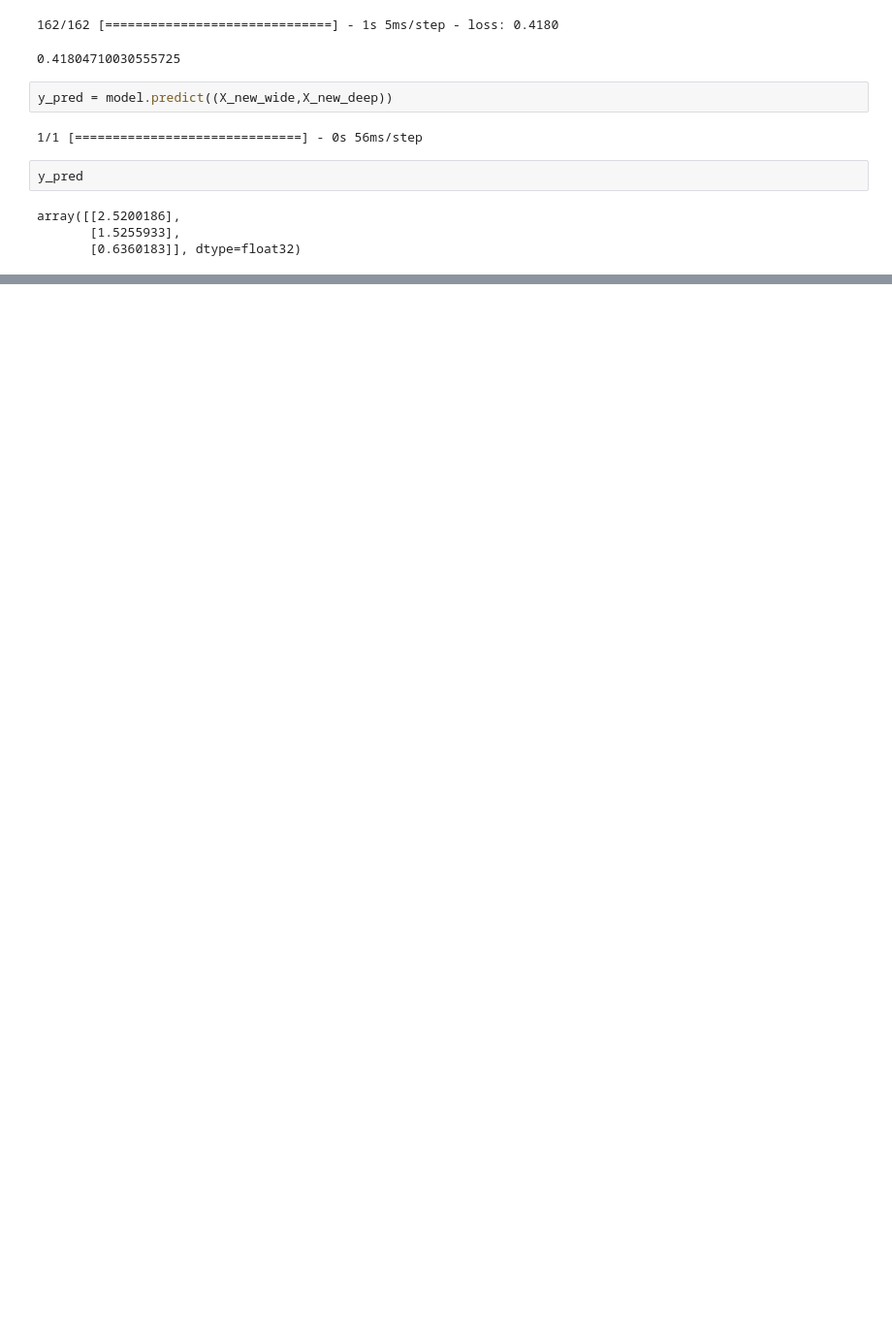
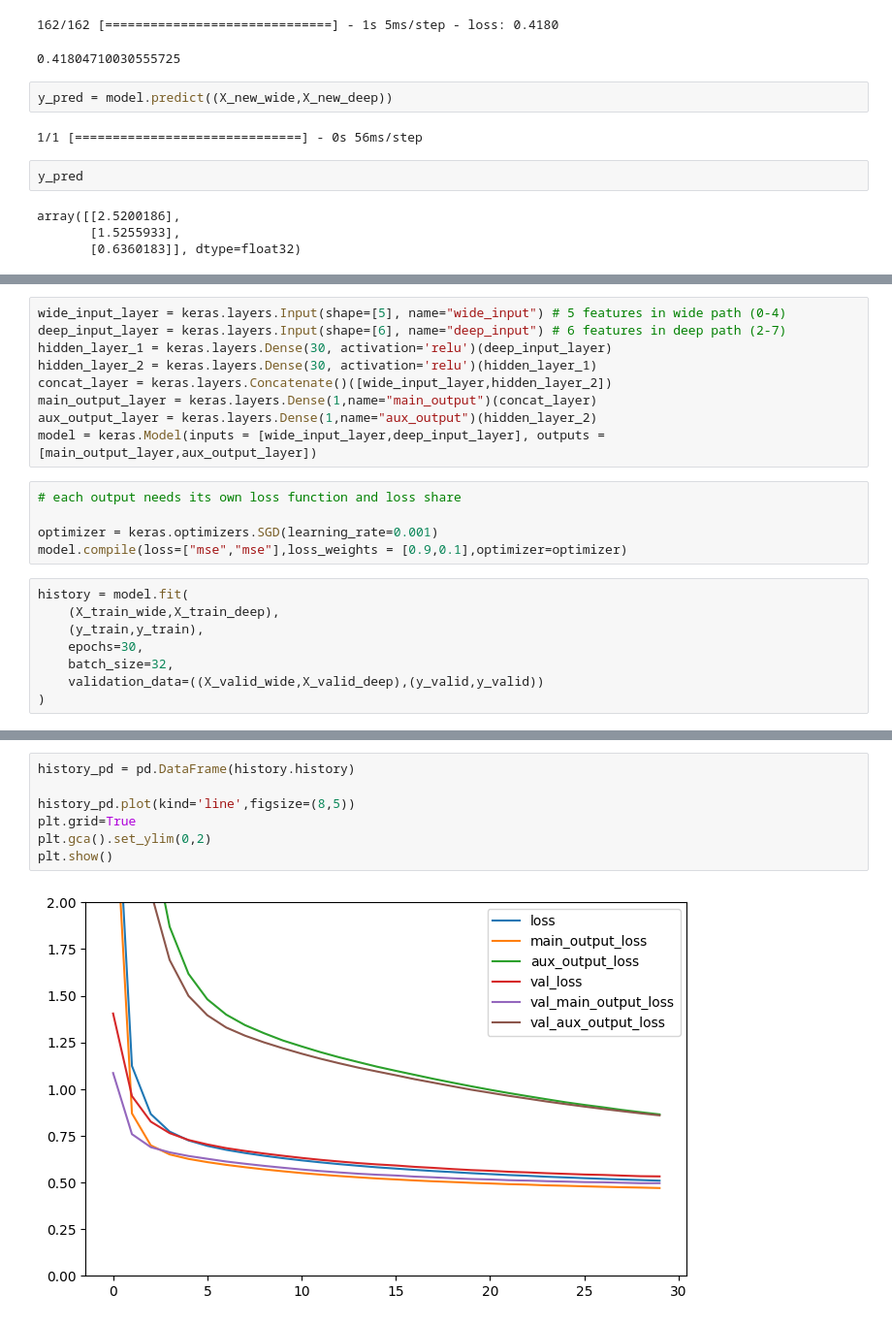
Before and after one commit to beercafeguy/PyMLLab, a Jupyter notebook: DL_Day2_HOML.ipynb, the cells around one changed output, grey strips where cells are left out. Shown at 97% size. Saved outputs shown, nothing was run; the diff lists cells and outputs as text; blank space fills up the shorter version.

Commit message:
plot the model

```diff
--- a/DL_Day2_HOML.ipynb
+++ b/DL_Day2_HOML.ipynb
@@ -181,0 +184,22 @@ array([[2.5200186],
+# %%
+wide_input_layer = keras.layers.Input(shape=[5], name="wide_input") # 5 features in wide path (0-4)
+deep_input_layer = keras.layers.Input(shape=[6], name="deep_input") # 6 features in deep path (2-7)
+hidden_layer_1 = keras.layers.Dense(30, activation='relu')(deep_input_layer)
+hidden_layer_2 = keras.layers.Dense(30, activation='relu')(hidden_layer_1)
+concat_layer = keras.layers.Concatenate()([wide_input_layer,hidden_layer_2])
+main_output_layer = keras.layers.Dense(1,name="main_output")(concat_layer)
+aux_output_layer = keras.layers.Dense(1,name="aux_output")(hidden_layer_2)
+model = keras.Model(inputs = [wide_input_layer,deep_input_layer], outputs = [main_output_layer,aux_output_layer])
+# %%
+# each output needs its own loss function and loss share
+
+optimizer = keras.optimizers.SGD(learning_rate=0.001)
+model.compile(loss=["mse","mse"],loss_weights = [0.9,0.1],optimizer=optimizer)
+# %%
+history = model.fit(
+    (X_train_wide,X_train_deep),
+    (y_train,y_train),
+    epochs=30,
+    batch_size=32,
+    validation_data=((X_valid_wide,X_valid_deep),(y_valid,y_valid))
+)
@@ -181,0 +224,9 @@ array([[2.5200186],
+# %%
+history_pd = pd.DataFrame(history.history)
+
+history_pd.plot(kind='line',figsize=(8,5))
+plt.grid=True
+plt.gca().set_ylim(0,2)
+plt.show()
+# %% [output]
+[figure, added]
```
Also changed, not shown: parts of 6 cells of this notebook.
